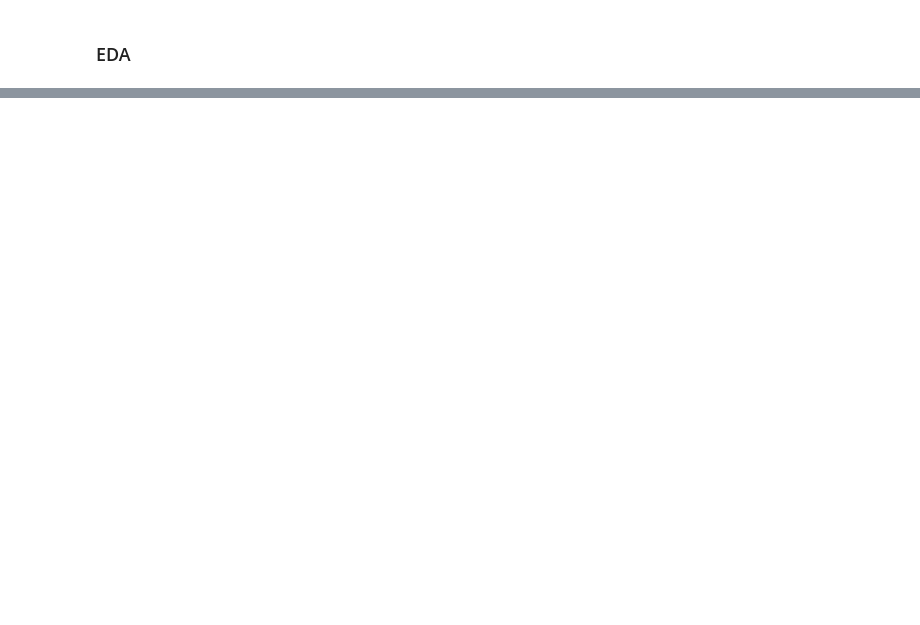
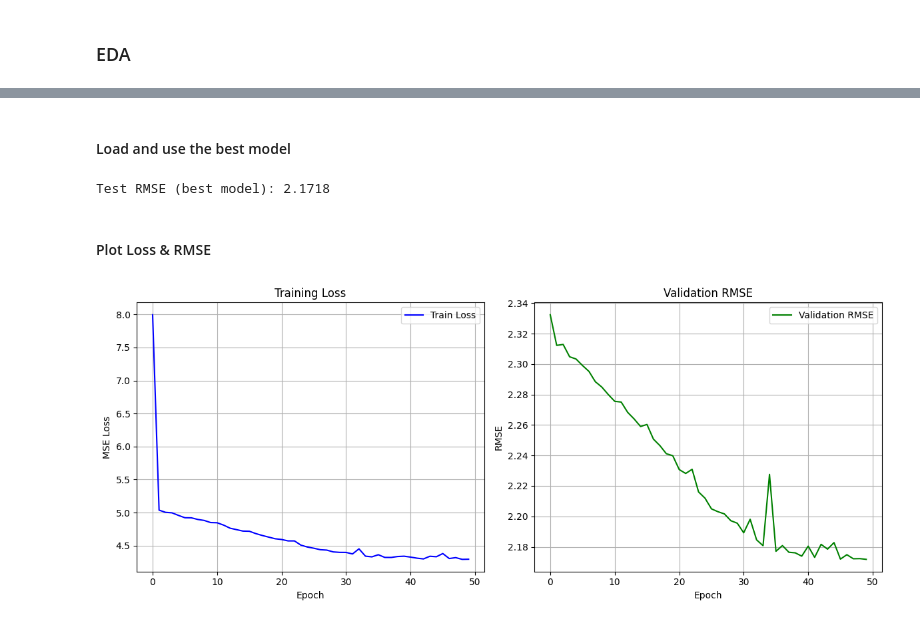
Before and after one commit to CrazyFahim/A-hands-on-graph-neural-network, a Jupyter notebook: GNN.ipynb, the cells around one changed output, grey strips where cells are left out. Cells and saved outputs as stored; diff of their text form; code cells hidden in the pictures; blank space fills up the shorter version.

```diff
--- a/GNN.ipynb
+++ b/GNN.ipynb
@@ -44,0 +143,7 @@ data.head()
+# %%
+graphs = []
+
+for _, row in data.iterrows():
+    graph = smiles_to_graph(row['smiles'], row['measured log solubility in mols per litre'])
+    if graph is not None:
+        graphs.append(graph)
@@ -44,0 +152,3 @@ data.head()
+# %%
+from sklearn.model_selection import train_test_split
+train_graphs, test_graphs = train_test_split(graphs, test_size=0.2, random_state=42)
@@ -44,0 +167,11 @@ data.head()
+# %%
+from torch_geometric.loader import DataLoader
+
+# Create DataLoaders
+train_loader = DataLoader(train_graphs, batch_size=32, shuffle=True)
+test_loader = DataLoader(test_graphs, batch_size=32, shuffle=False)
+
+# Check batch structure
+for batch in train_loader:
+    print(batch)
+    break
@@ -44,0 +337,39 @@ data.head()
+# %% [markdown]
+#### Load and use the best model
+# %%
+# Load best model
+model.load_state_dict(torch.load("best_model.pt"))
+model.to(device)
+
+# Evaluate on test set again
+test_rmse = evaluate(model, test_loader, device)
+print(f"Test RMSE (best model): {test_rmse:.4f}")
+# %% [output]
+Test RMSE (best model): 2.1718
+# %% [markdown]
+#### Plot Loss & RMSE
+# %%
+plt.figure(figsize=(12, 5))
+
+# Training Loss
+plt.subplot(1, 2, 1)
+plt.plot(train_losses, label="Train Loss", color='blue')
+plt.xlabel("Epoch")
+plt.ylabel("MSE Loss")
+plt.title("Training Loss")
+plt.grid(True)
+plt.legend()
+
+# Validation RMSE
+plt.subplot(1, 2, 2)
+plt.plot(val_rmses, label="Validation RMSE", color='green')
+plt.xlabel("Epoch")
+plt.ylabel("RMSE")
+plt.title("Validation RMSE")
+plt.grid(True)
+plt.legend()
+
+plt.tight_layout()
+plt.show()
+# %% [output]
+[figure, added]
```
Also changed, not shown: parts of 21 cells of this notebook.
